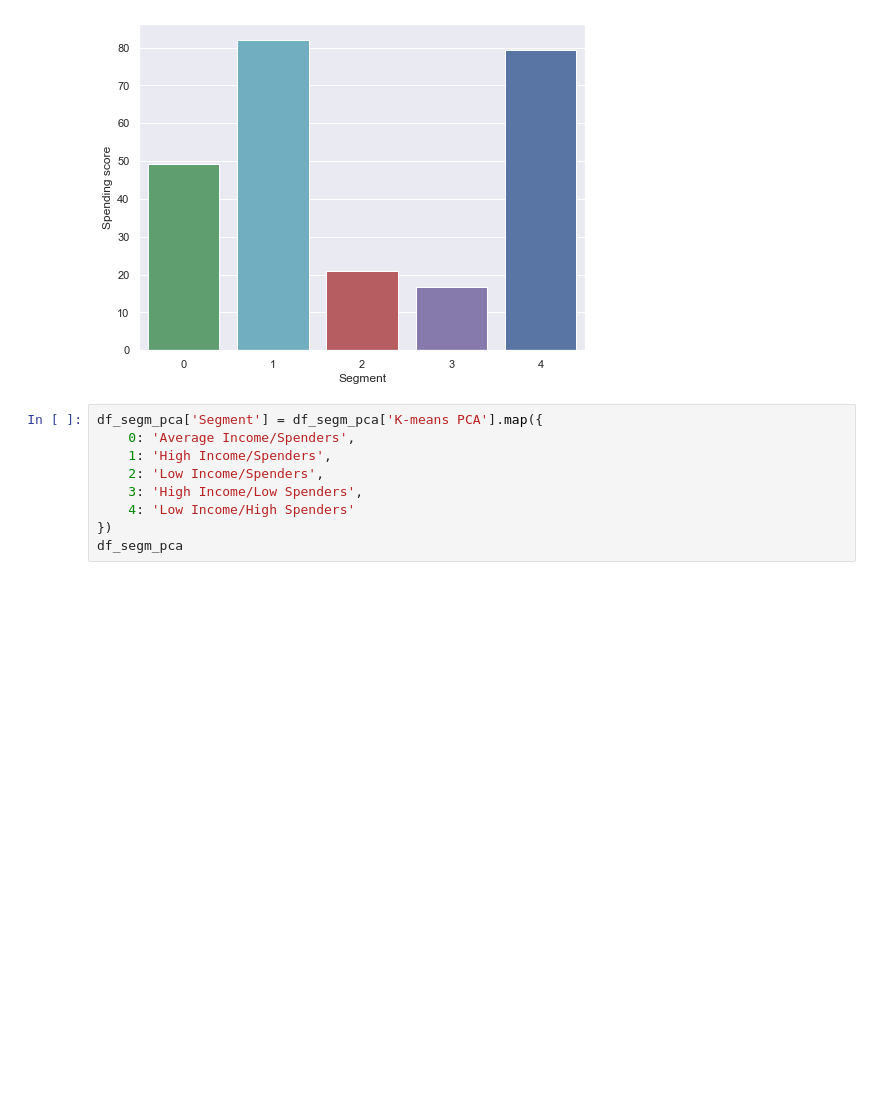
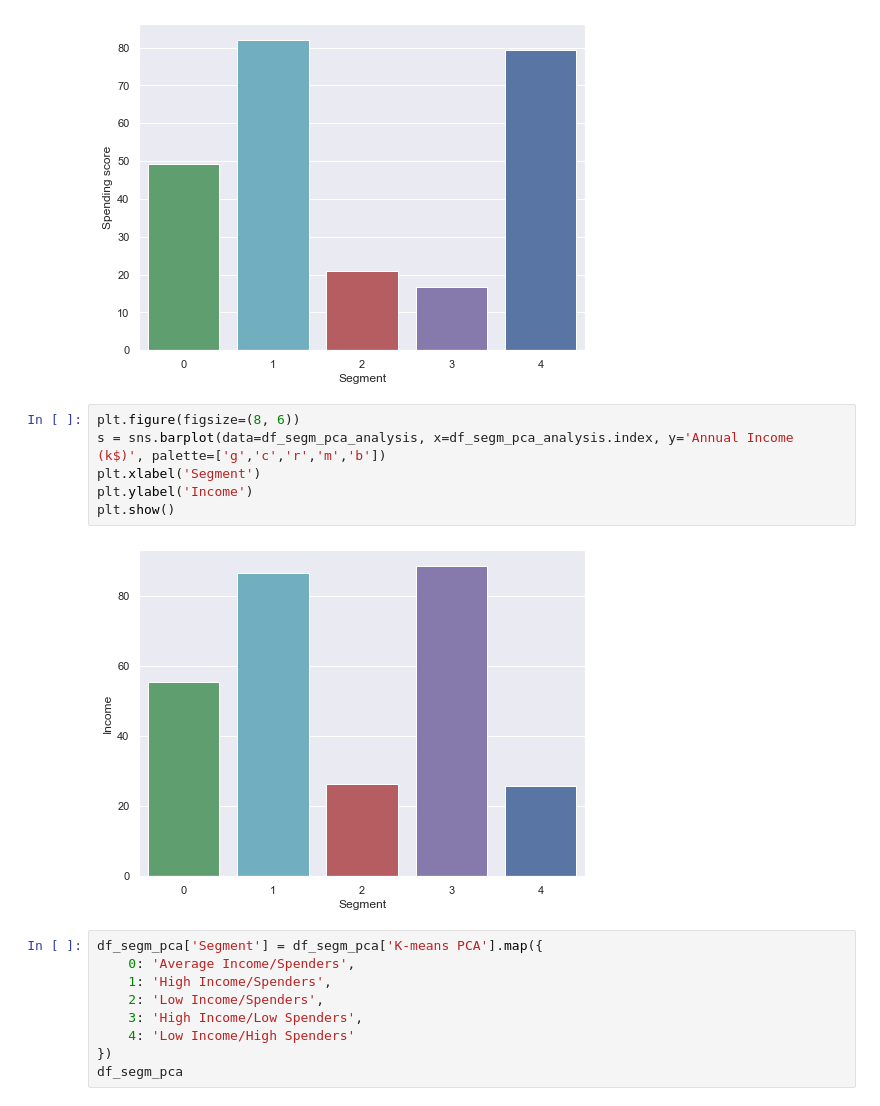
Before and after one commit to Pinkie2849/Customer_Marketing_Clustering, a Jupyter notebook: Python/Customer_Marketing_Analysis.ipynb, the cells around one changed output. Cells and saved outputs as stored; diff of their text form; blank space fills up the shorter version.

```diff
--- a/Python/Customer_Marketing_Analysis.ipynb
+++ b/Python/Customer_Marketing_Analysis.ipynb
@@ -363,6 +363,14 @@ plt.ylabel('Spending score')
 plt.show()
 # %% [output]
 [figure]
+# %%
+plt.figure(figsize=(8, 6))
+s = sns.barplot(data=df_segm_pca_analysis, x=df_segm_pca_analysis.index, y='Annual Income (k$)', palette=['g','c','r','m','b'])
+plt.xlabel('Segment')
+plt.ylabel('Income')
+plt.show()
+# %% [output]
+[figure, added]
 # %%
 df_segm_pca['Segment'] = df_segm_pca['K-means PCA'].map({
     0: 'Average Income/Spenders',
```
Also changed, not shown: parts of 3 cells of this notebook, 1 other file.
